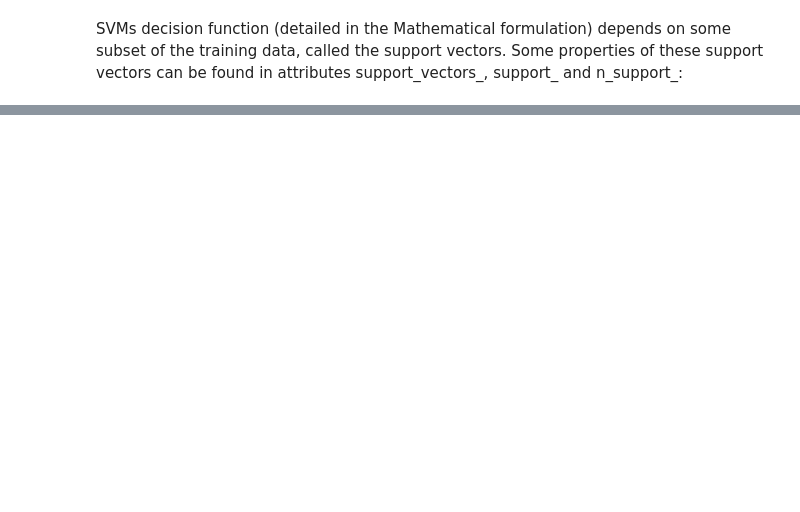
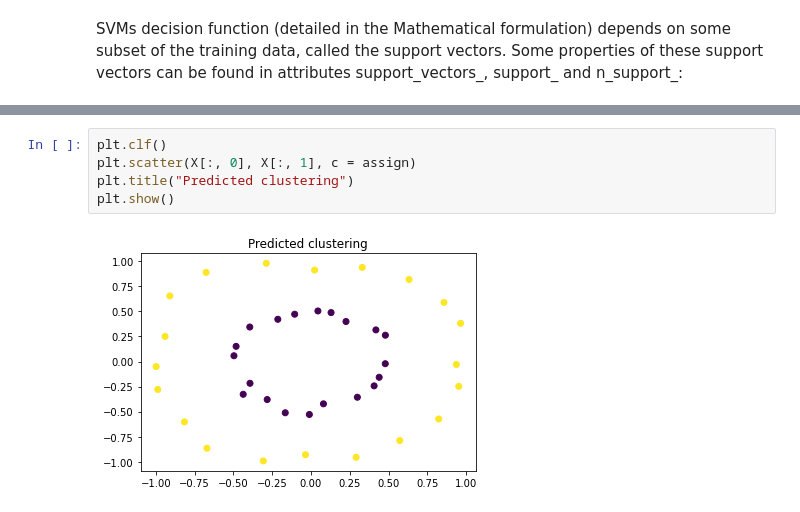
Before and after one commit to susifohn/HS2020_Machine_Learning, a Jupyter notebook: tutorial/myplaying.ipynb, the cells around one changed output, grey strips where cells are left out. Saved outputs shown, nothing was run; the diff lists cells and outputs as text; blank space fills up the shorter version.

```diff
--- a/tutorial/myplaying.ipynb
+++ b/tutorial/myplaying.ipynb
@@ -60,0 +126,7 @@ array([1, 1]...)
+# %%
+plt.clf()
+plt.scatter(X[:, 0], X[:, 1], c = assign)
+plt.title("Predicted clustering")
+plt.show()
+# %% [output]
+[figure, added]
```
Also changed, not shown: parts of 6 cells of this notebook, 3 other files.
